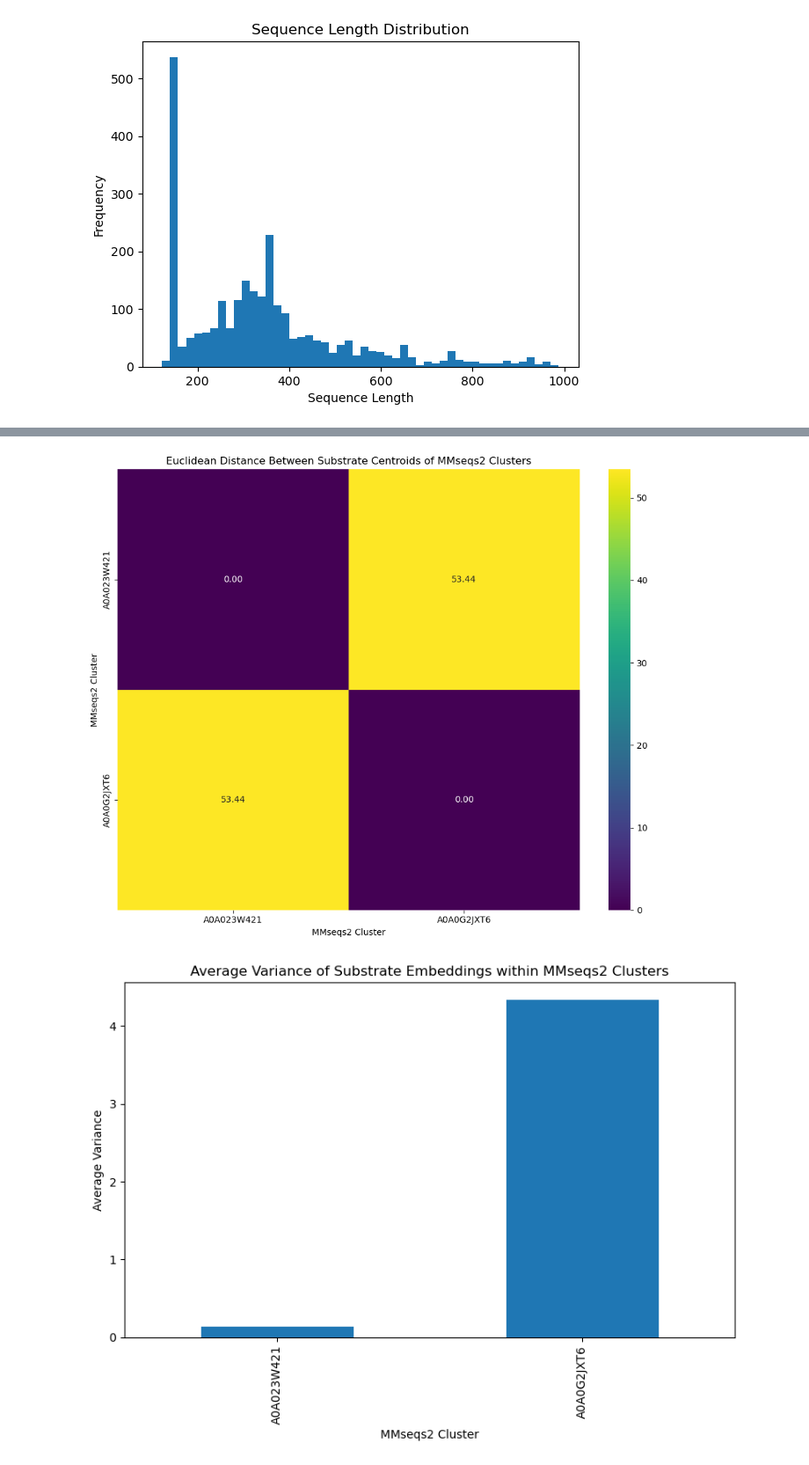
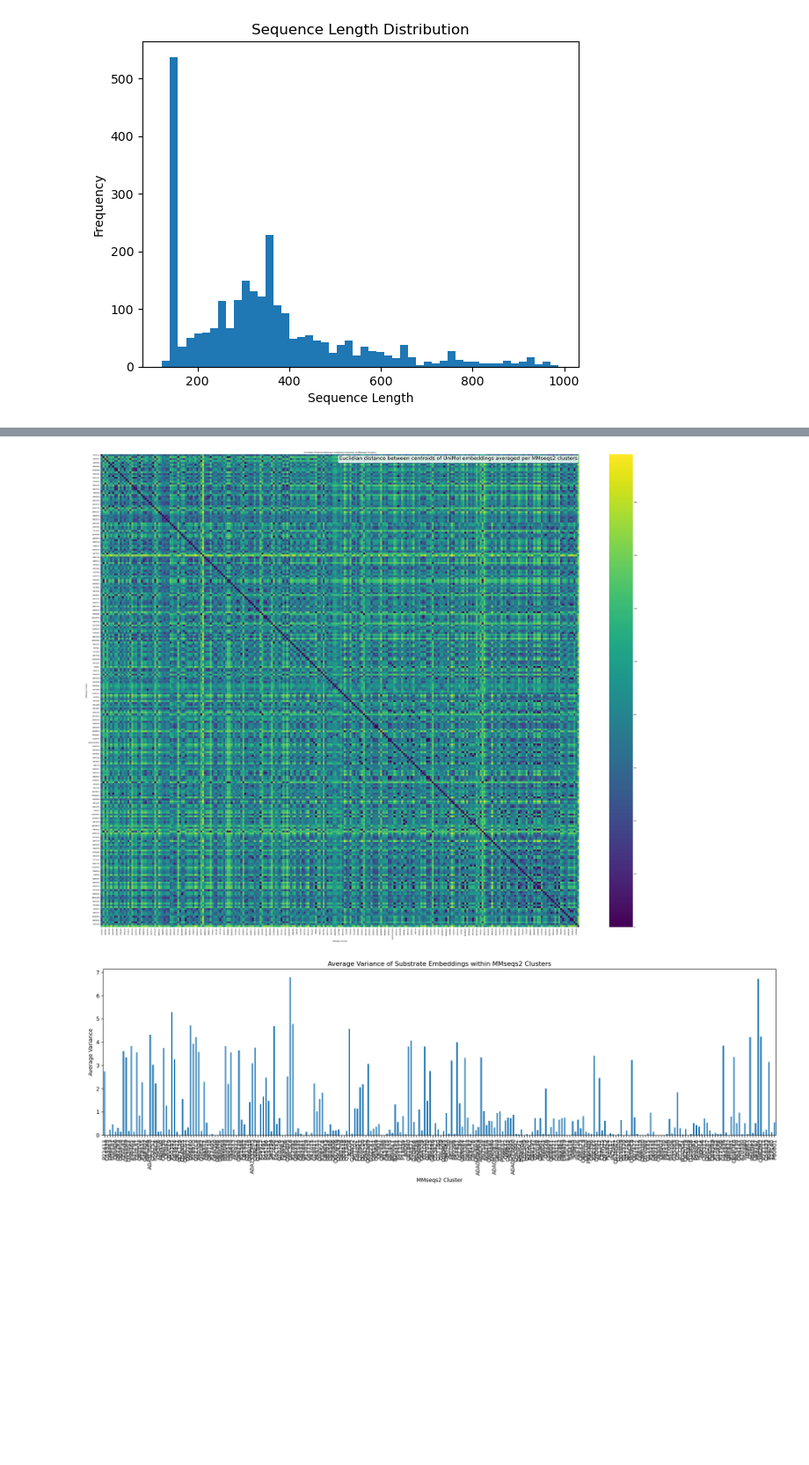
Before and after one commit to HelenSchmid/masterthesis, a Jupyter notebook: manuscript/N3_analyze_promiscuous_esterases.ipynb, the cells around one changed output, grey strips where cells are left out. Shown at 88% size. Cells and saved outputs as stored; diff of their text form; code cells hidden in the pictures; blank space fills up the shorter version.

Commit message:
working on filtering substrates with breaking ester bonds

```diff
--- a/manuscript/N3_analyze_promiscuous_esterases.ipynb
+++ b/manuscript/N3_analyze_promiscuous_esterases.ipynb
@@ -199,9 +248,9 @@ pairwise_cluster_seq_similarity(df_unimol, sequence_col, cluster_col)
 ### Calculate dimensionality reduced ESM2 embeddings
 # %%
 import umap
+import pandas as pd
+import numpy as np
 from sklearn.manifold import TSNE
-
-df_unimol = df_unimol.head(50)
 
 def calculate_dim_reduced_ESM2_embeddings(df, embedding_col = 'embedding', type = 'UMAP'):
     embeddings = np.vstack(df[embedding_col].to_numpy())
@@ -218,4 +267,7 @@ def calculate_dim_reduced_ESM2_embeddings(df, embedding_col = 'embedding', type
         df['TSNE1_esm2'] = tsne_results[:, 0]
         df['TSNE2_esm2'] = tsne_results[:, 1]
 
-calculate_dim_reduced_ESM2_embeddings(df_unimol, embedding_col = 'embedding', type = 't-SNE')
+    return df
+
+df_mmseqs2_esm2_unimol = calculate_dim_reduced_ESM2_embeddings(df_mmseqs2_esm2_unimol, embedding_col = 'embedding', type = 't-SNE')
+#df_mmseqs2_esm2_unimol = calculate_dim_reduced_ESM2_embeddings(df_mmseqs2_esm2_unimol, embedding_col = 'embedding', type = 'UMAP')
@@ -407,5 +438,5 @@ def get_molecular_properties(smiles, include_name=False):
     return properties
 
 
-properties_df = df_unimol['substrates_split'].apply(get_molecular_properties).apply(pd.Series)
-df_unimol = pd.concat([df_unimol, properties_df], axis=1)
+properties_df = df_mmseqs2_esm2_unimol['substrates_split'].apply(get_molecular_properties).apply(pd.Series)
+df_mmseqs2_esm2_unimol = pd.concat([df_mmseqs2_esm2_unimol, properties_df], axis=1)
@@ -502,14 +555,27 @@ def quantitative_substrate_analysis(df, embedding_column='unimol_repr', cluster_
     cluster_variances = {}
     for cluster, embeddings_list in grouped.items():
         if embeddings_list:
-            embeddings_array = np.array([np.array(emb).flatten() for emb in embeddings_list])
-            if embeddings_array.ndim > 1 and embeddings_array.shape[1] > 0:
+            valid_embeddings = []
+
+            for emb in embeddings_list:
+                # Unwrap list if necessary (i.e. [np.ndarray] → np.ndarray)
+                if isinstance(emb, list) and len(emb) == 1 and isinstance(emb[0], np.ndarray):
+                    emb = emb[0]
+
+                # Check if it's a valid NumPy array
+                if isinstance(emb, np.ndarray) and emb.size > 0:
+                    flat = emb.flatten()
+                    if not np.any(np.isnan(flat)) and not np.any(np.isinf(flat)):
+                        valid_embeddings.append(flat)
+
+            # Only compute if valid embeddings exist
+            if valid_embeddings:
+                embeddings_array = np.vstack(valid_embeddings)  # stack all vectors
                 cluster_centroids[cluster] = np.mean(embeddings_array, axis=0)
                 cluster_variances[cluster] = np.mean(np.var(embeddings_array, axis=0))
             else:
                 cluster_variances[cluster] = np.nan
-        else:
-            cluster_variances[cluster] = np.nan
+
 
     clusters = list(cluster_centroids.keys())
     distance_matrix = pd.DataFrame(index=clusters, columns=clusters)
@@ -520,37 +586,49 @@ def quantitative_substrate_analysis(df, embedding_column='unimol_repr', cluster_
                 distance_matrix.loc[cluster1, cluster2] = dist
             else:
                 distance_matrix.loc[cluster1, cluster2] = np.nan
 
     variance_df = pd.Series(cluster_variances, name='Average Variance')
     return distance_matrix, variance_df
 
-distance_matrix, variance_df = quantitative_substrate_analysis(df_unimol, cluster_column='mmseqs_representative_cluster_seq_0p9_similarity')
+
+distance_matrix, variance_df = quantitative_substrate_analysis(df_mmseqs2_esm2_unimol, cluster_column='mmseqs_representative_cluster_seq_0p6_similarity')
+
+# Group by cluster according to sequence similarity between clusters
+cluster_similarities = df_mmseqs2_esm2_unimol.groupby('mmseqs_representative_cluster_seq_0p9_similarity')['one_vs_all_seq_similarity_scalar'].mean()
+sorted_clusters = cluster_similarities.sort_values().index.tolist()
+filtered_clusters = [x for x in sorted_clusters if x in distance_matrix.index]
+distance_matrix = distance_matrix.loc[filtered_clusters, filtered_clusters]
+variance_df = variance_df.loc[filtered_clusters]
 
 # Heatmap of Centroid Distances
-plt.figure(figsize=(10, 8))
-sns.heatmap(distance_matrix.astype(float), annot=True, cmap='viridis', fmt=".2f")
+plt.figure(figsize=(50, 40))
+sns.heatmap(distance_matrix.astype(float), annot=False, cmap='viridis', fmt=".2f")
 plt.title('Euclidean Distance Between Substrate Centroids of MMseqs2 Clusters')
 plt.xlabel('MMseqs2 Cluster')
 plt.ylabel('MMseqs2 Cluster')
+plt.legend(title = 'Euclidian distance between centroids of UniMol embeddings averaged per MMseqs2 clusters',
+    fontsize = 'large',
+    title_fontsize = '30')
 plt.tight_layout()
 plt.show()
 
+
 # Bar Chart of Cluster Variance
-plt.figure(figsize=(8, 6))
-variance_df.sort_values().plot(kind='bar')
+plt.figure(figsize=(18, 6))
+variance_df.plot(kind='bar')
 plt.title('Average Variance of Substrate Embeddings within MMseqs2 Clusters')
 plt.xlabel('MMseqs2 Cluster')
 plt.ylabel('Average Variance')
 plt.tight_layout()
 plt.show()
 
 # The centroid gives you a central "average" UniMol embedding for the substrates associated with each enzyme cluster.
 # The average variance gives you a measure of how spread out the substrate embeddings are within each cluster.
 # A lower variance suggests that the substrates of enzymes in that cluster are more structurally similar to each other (according to UniMol).
 
 # The Euclidean distance  between the centroids of two different clusters gives you an idea
 # of how structurally similar the average preferred substrates are for those two enzyme clusters.
 # Smaller distances suggest more similar average substrate preferences.
 # %% [output]
-[figure, old version]
+[figure, new version]
-[figure, old version]
+[figure, new version]
```
Also changed, not shown: parts of 20 cells of this notebook, 10 other files.
